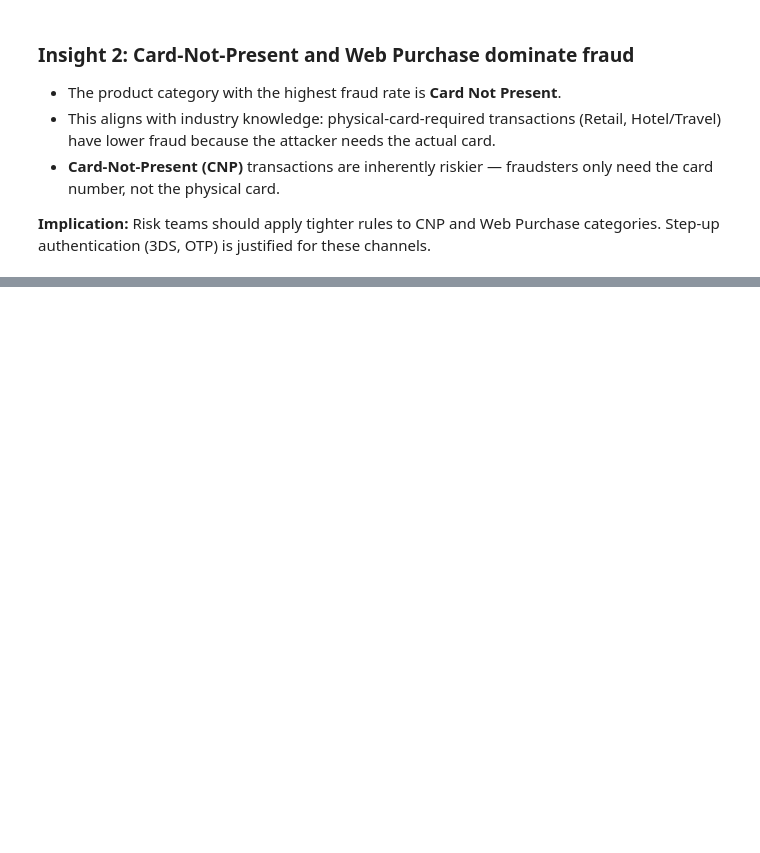
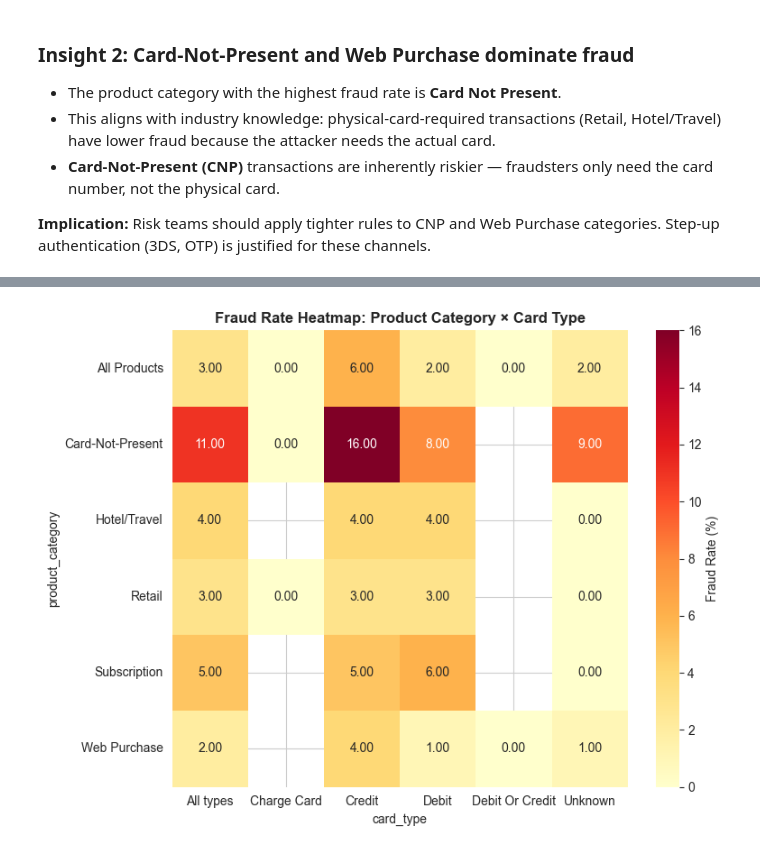
Before and after one commit to ShenbagaArunK/Credit-card-risk-analytics-sql-python, a Jupyter notebook: notebooks/02_phase1_fraud_landscape.ipynb, the cells around one changed output, grey strips where cells are left out. Cells and saved outputs as stored; diff of their text form; code cells hidden in the pictures; blank space fills up the shorter version.

```diff
--- a/notebooks/02_phase1_fraud_landscape.ipynb
+++ b/notebooks/02_phase1_fraud_landscape.ipynb
@@ -161,0 +406,20 @@ Step-up authentication (3DS, OTP) is justified for these channels.
+# %%
+# Filter to detail rows only (exclude subtotals)
+detail = df6[(df6['product_category'] != 'ALL PRODUCTS') &
+             (df6['card_type'] != 'ALL TYPES')]
+
+pivot = detail.pivot(index='product_category',
+                     columns='card_type',
+                     values='fraud_pct')
+
+fig, ax = plt.subplots(figsize=(8, 6))
+sns.heatmap(pivot, annot=True, fmt='.2f', cmap='YlOrRd',
+            cbar_kws={'label': 'Fraud Rate (%)'}, ax=ax)
+ax.set_title('Fraud Rate Heatmap: Product Category × Card Type',
+             fontsize=12, fontweight='bold')
+
+plt.tight_layout()
+plt.savefig('visuals/phase1_q6_heatmap.png', bbox_inches='tight')
+plt.show()
+# %% [output]
+[figure, added]
```
Also changed, not shown: parts of 9 cells of this notebook, 5 other files.
